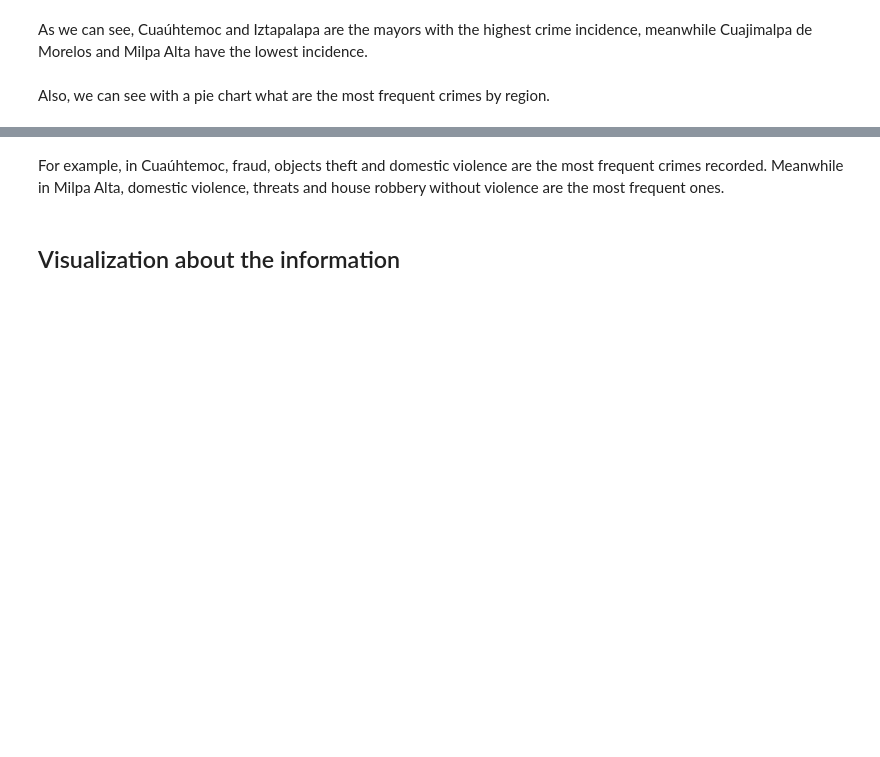
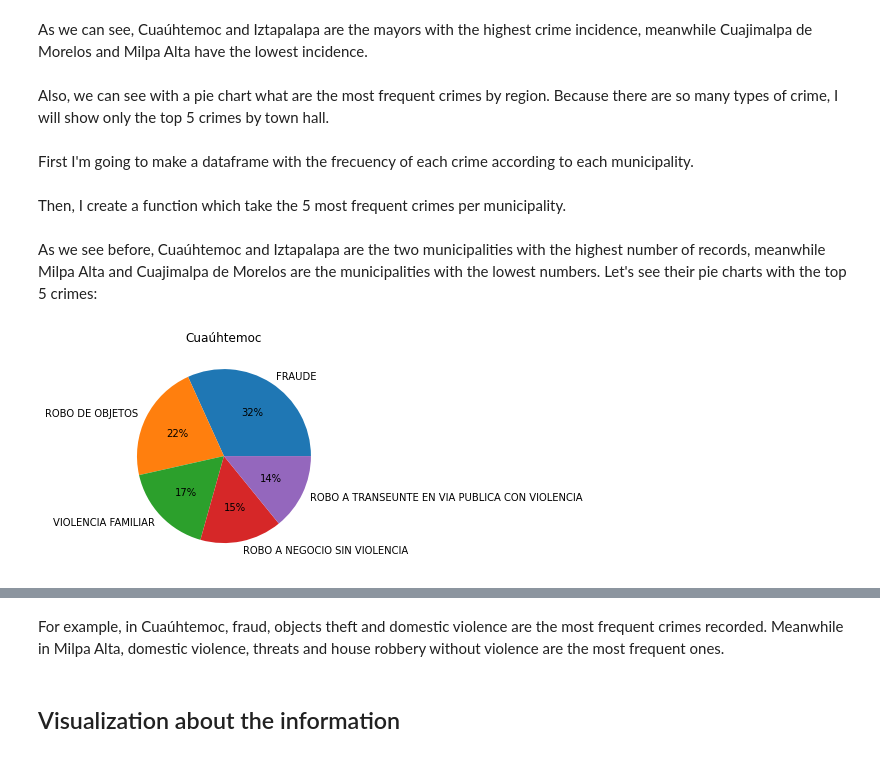
Before and after one commit to lorenaphys/CPBI, a Jupyter notebook: notebooks/Tech_interview.ipynb, the cells around one changed output, grey strips where cells are left out. Cells and saved outputs as stored; diff of their text form; code cells hidden in the pictures; blank space fills up the shorter version.

```diff
--- a/notebooks/Tech_interview.ipynb
+++ b/notebooks/Tech_interview.ipynb
@@ -55,5 +68,27 @@ fig.show()
 # %% [markdown]
 As we can see, Cuaúhtemoc and Iztapalapa are the mayors with the highest crime incidence, meanwhile Cuajimalpa de Morelos and Milpa Alta have the lowest incidence.
 # %% [markdown]
-Also, we can see with a pie chart what are the most frequent crimes by region.
+Also, we can see with a pie chart what are the most frequent crimes by region. Because there are so many types of crime, I will show only the top 5 crimes by town hall.
+# %% [markdown]
+First I'm going to make a dataframe with the frecuency of each crime according to each municipality.
+# %%
+crime_region_cdmx = crime_cdmx.groupby(['alcaldia_hechos','delito'], as_index = False, group_keys = True).size()
+# %% [markdown]
+Then, I create a function which take the 5 most frequent crimes per municipality.
+# %%
+def top_5_crime(alcaldia):
+    return crime_region_cdmx[crime_region_cdmx['alcaldia_hechos']
+                                == alcaldia].sort_values('size', ascending = False).head()
+# %% [markdown]
+As we see before, Cuaúhtemoc and Iztapalapa are the two municipalities with the highest number of records, meanwhile Milpa Alta and Cuajimalpa de Morelos are the municipalities with the lowest numbers. Let's see their pie charts with the top 5 crimes:
+# %%
+top_crime_cuauhtemoc = top_5_crime('CUAUHTEMOC')
+top_crime_iztapalapa = top_5_crime('CUAUHTEMOC')
+# %%
+for alcaldia in ['CUAUHTEMOC','IZTAPALAPA','CUAJIMALPA DE MORELOS','MILPA ALTA']:
+    plt.pie(list(top_crime_cuauhtemoc['size']), labels = list(top_crime_cuauhtemoc['delito']), autopct='%.0f%%')
+    plt.title('Cuaúhtemoc')
+plt.show()
+# %% [output]
+[figure, added]
 # %%
```
Also changed, not shown: parts of 8 cells of this notebook.
